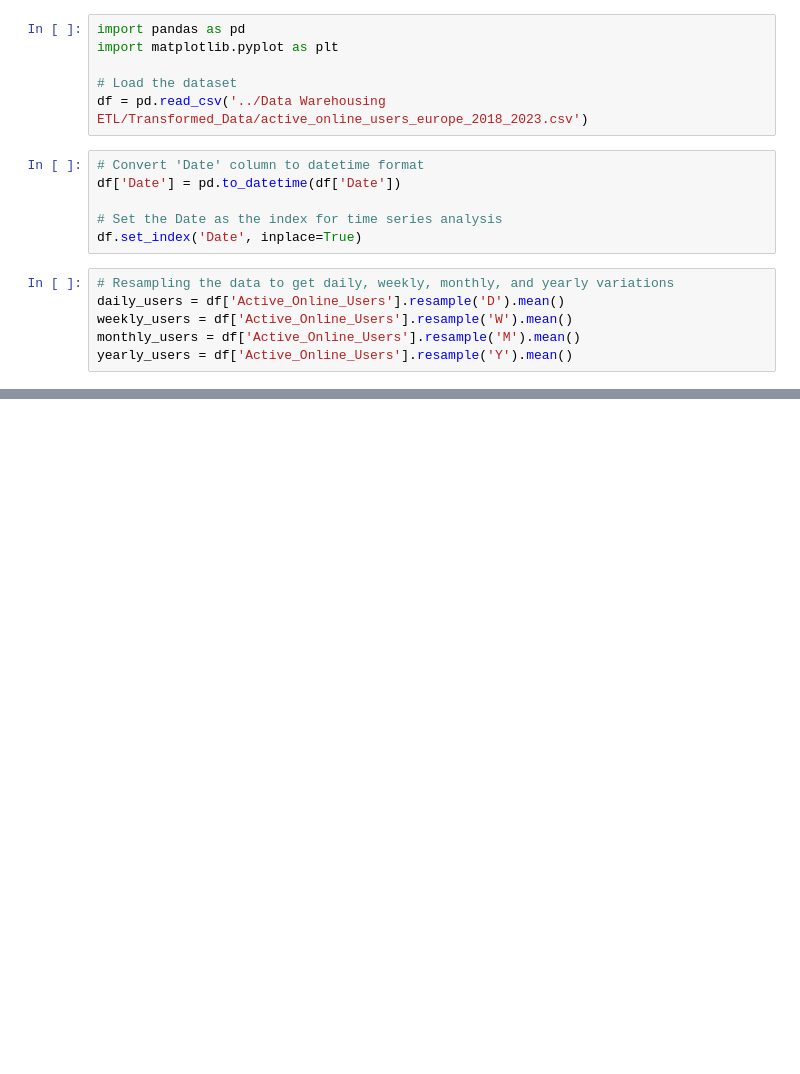
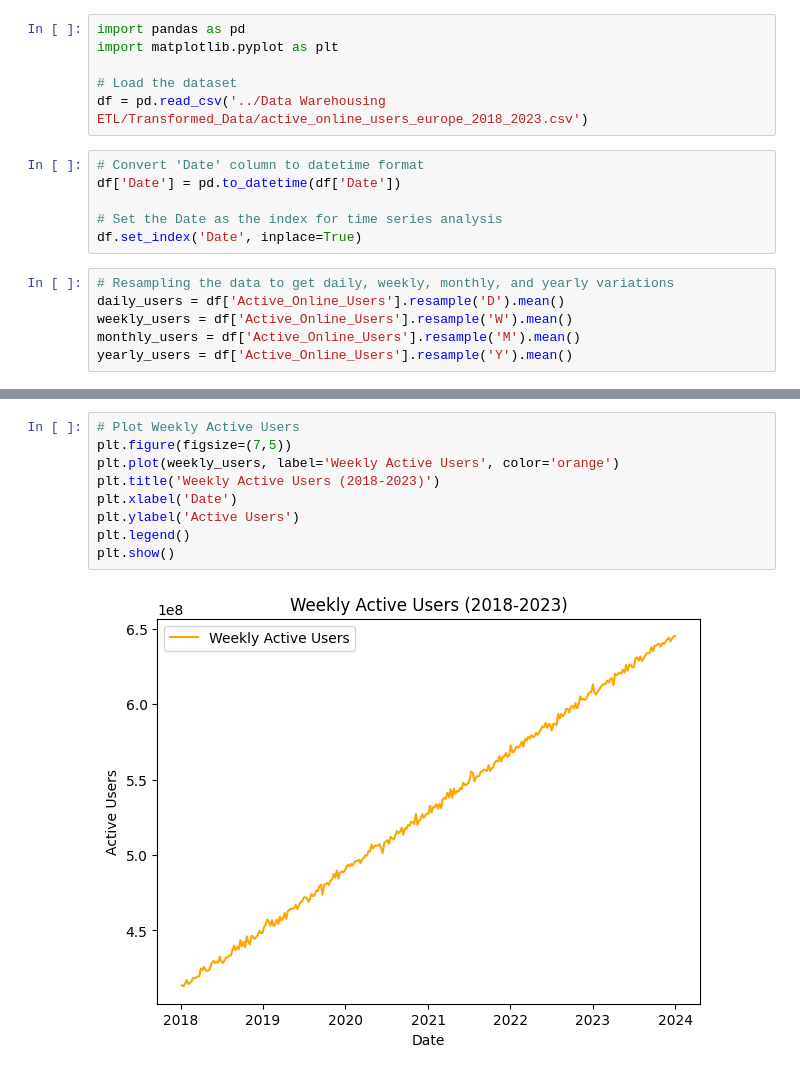
Before and after one commit to JasonGreich/Cyber-Avalanche, a Jupyter notebook: Python Analysis/active_users_analysis.ipynb, the cells around one changed output, grey strips where cells are left out. Drawn from its saved outputs; the diff is of its cells as text; blank space fills up the shorter version.

```diff
--- a/Python Analysis/active_users_analysis.ipynb
+++ b/Python Analysis/active_users_analysis.ipynb
@@ -55,0 +30,11 @@ plt.show()
+# %%
+# Plot Weekly Active Users
+plt.figure(figsize=(7,5))
+plt.plot(weekly_users, label='Weekly Active Users', color='orange')
+plt.title('Weekly Active Users (2018-2023)')
+plt.xlabel('Date')
+plt.ylabel('Active Users')
+plt.legend()
+plt.show()
+# %% [output]
+[figure, added]
```
Also changed, not shown: parts of 4 cells of this notebook, 5 other files.
